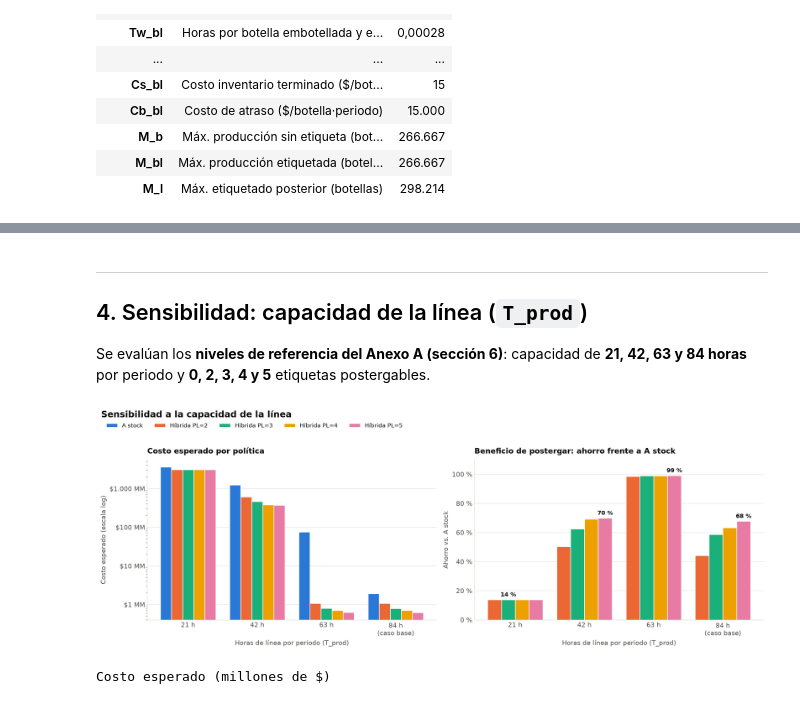
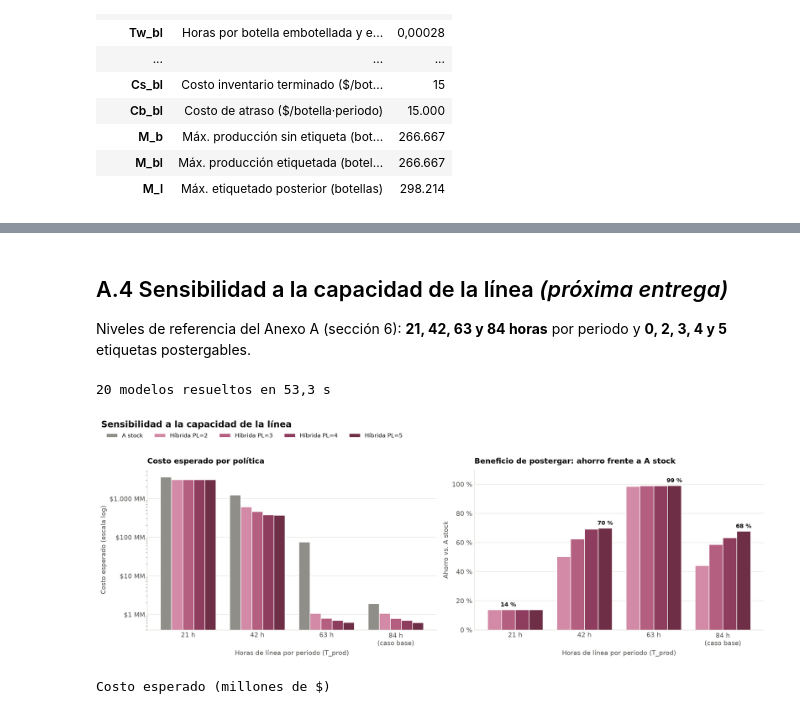
Before and after one commit to vcontreras2/proyecto_capstone, a Jupyter notebook: visualizacion.ipynb, the cells around one changed output, grey strips where cells are left out. Cells and saved outputs as stored; diff of their text form; code cells hidden in the pictures.

```diff
--- a/visualizacion.ipynb
+++ b/visualizacion.ipynb
@@ -202,13 +319,15 @@ modelo.graficar_kpis(tabla);
 # %% [markdown]
----
-## 4. Sensibilidad: capacidad de la línea (`T_prod`)
-Se evalúan los **niveles de referencia del Anexo A (sección 6)**: capacidad de **21, 42, 63 y 84 horas** por periodo y **0, 2, 3, 4 y 5** etiquetas postergables.
+## A.4 Sensibilidad a la capacidad de la línea *(próxima entrega)*
+Niveles de referencia del Anexo A (sección 6): **21, 42, 63 y 84 horas** por periodo y **0, 2, 3, 4 y 5** etiquetas postergables.
 # %%
+t0 = time.perf_counter()
 det = modelo.sensibilidad('T_prod', valores=(21, 42, 63, 84), PLs=(0, 2, 3, 4, 5), detalle=True)
+print(f"20 modelos resueltos en {modelo._num(time.perf_counter() - t0, 1)} s")
 sens = det['costo'].unstack('politica')[det.index.get_level_values(1).unique()]
 modelo.graficar_sensibilidad(sens, base=datos.PARAMS['T_prod']);
 # %% [output]
+20 modelos resueltos en 53,3 s
-[figure, old version]
+[figure, new version]
 # %%
 (sens / 1e6).style.format(lambda v: modelo._num(v, 2)).set_caption('Costo esperado (millones de $)')
 # %% [output]
```
Also changed, not shown: parts of 53 cells of this notebook, 3 other files.
